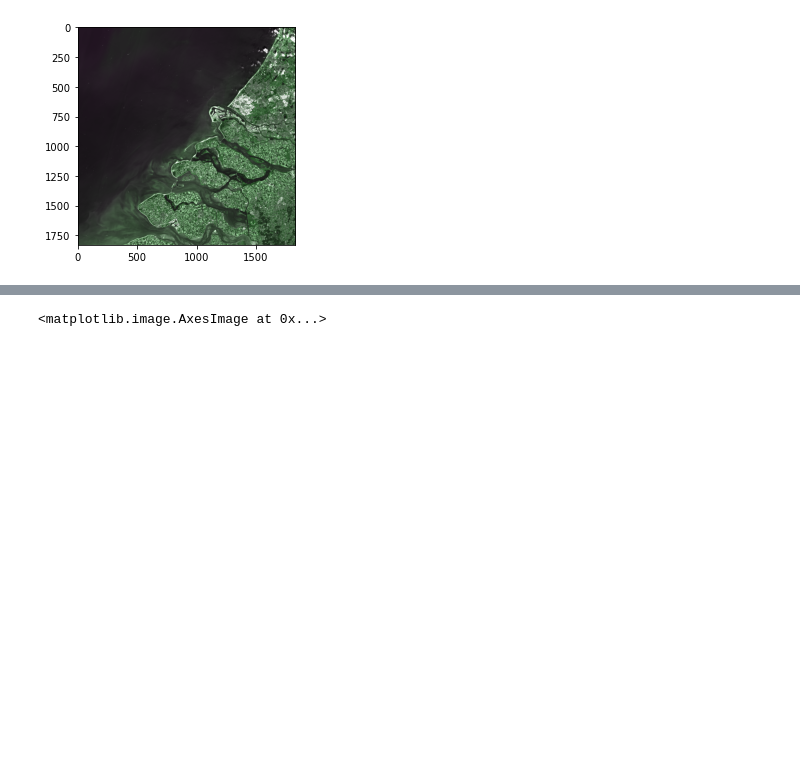
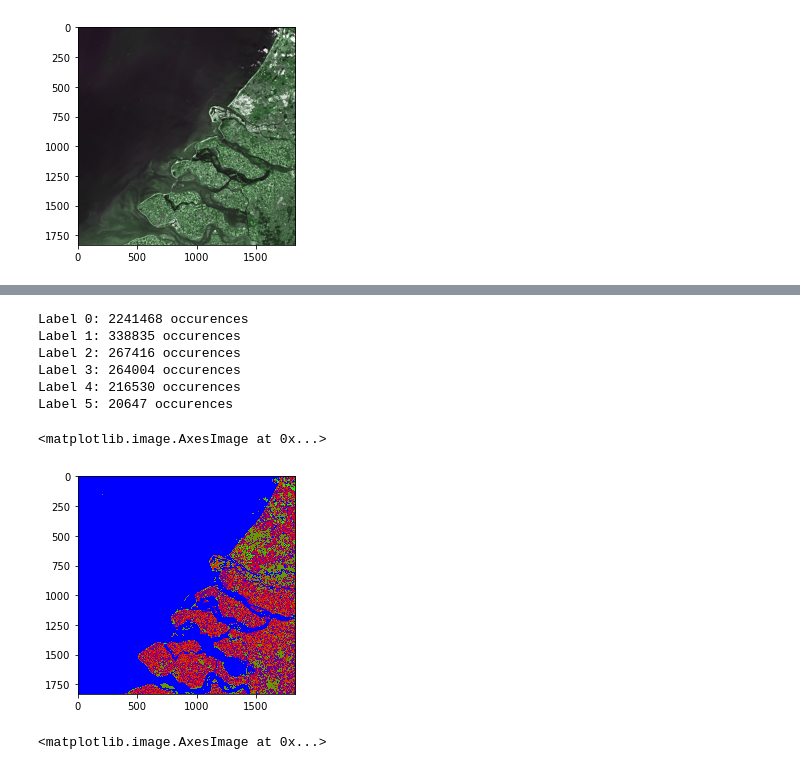
Before and after one commit to ondrej-vesely/GEO1001-hw2, a Jupyter notebook: hw2.ipynb, the cells around one changed output, grey strips where cells are left out. Drawn from its saved outputs; the diff is of its cells as text; code cells hidden in the pictures; blank space fills up the shorter version.

```diff
--- a/hw2.ipynb
+++ b/hw2.ipynb
@@ -73,3 +114,29 @@ plt.scatter(stack.T[0], stack.T[1], s=1, c=rgb[kmeans.labels_])
+# %%
+# parameters
+bands = r60m.keys()
+dataset = r60m
+n_labels = 6
+seed = 2
+
+
+data = [dataset[band] for band in bands if band in dataset]
+stack = np.array([img.read()[0].flatten() for img in data]).T
+kmeans = MiniBatchKMeans(n_clusters=n_labels, random_state=seed).fit(stack)
+label_arr = np.array(np.split(kmeans.labels_, data[0].width))
+
+for i in range(n_labels):
+  print('Label %s: %s occurences' % (i, np.count_nonzero(kmeans.labels_ == i)))
+
+plt.imshow(label_arr, cmap='brg', interpolation='nearest')
+# %% [output]
+Label 0: 2241468 occurences
+Label 1: 338835 occurences
+Label 2: 267416 occurences
+Label 3: 264004 occurences
+Label 4: 216530 occurences
+Label 5: 20647 occurences
+<matplotlib.image.AxesImage at 0x...>
+[figure, added]
 # %%
 # location of subset
 subset = (601200.0, 5773695.0, 700, 500)
```
Also changed, not shown: parts of 6 cells of this notebook.
